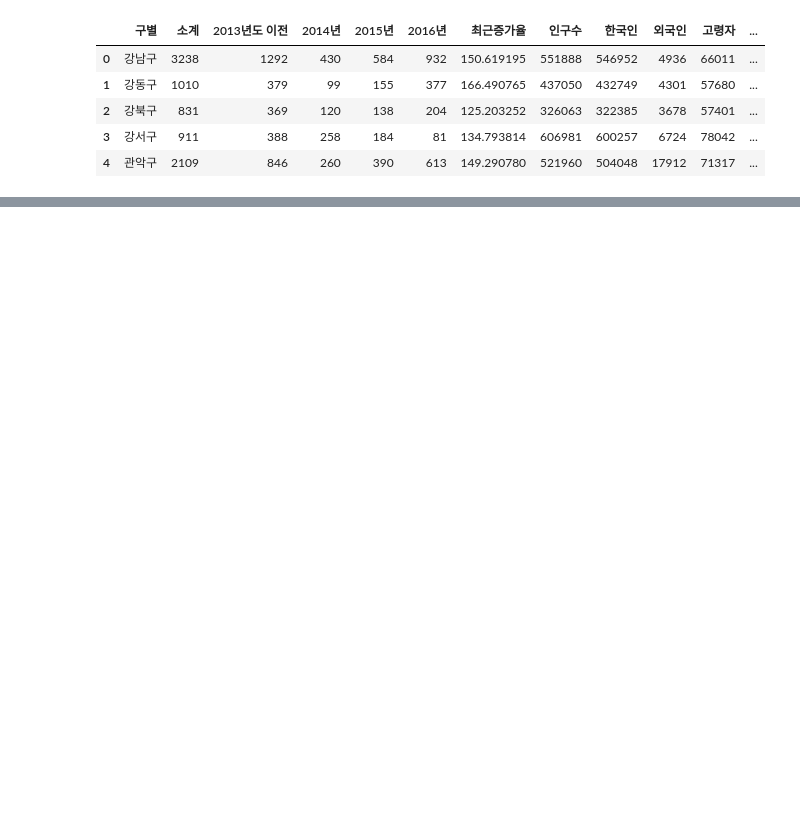
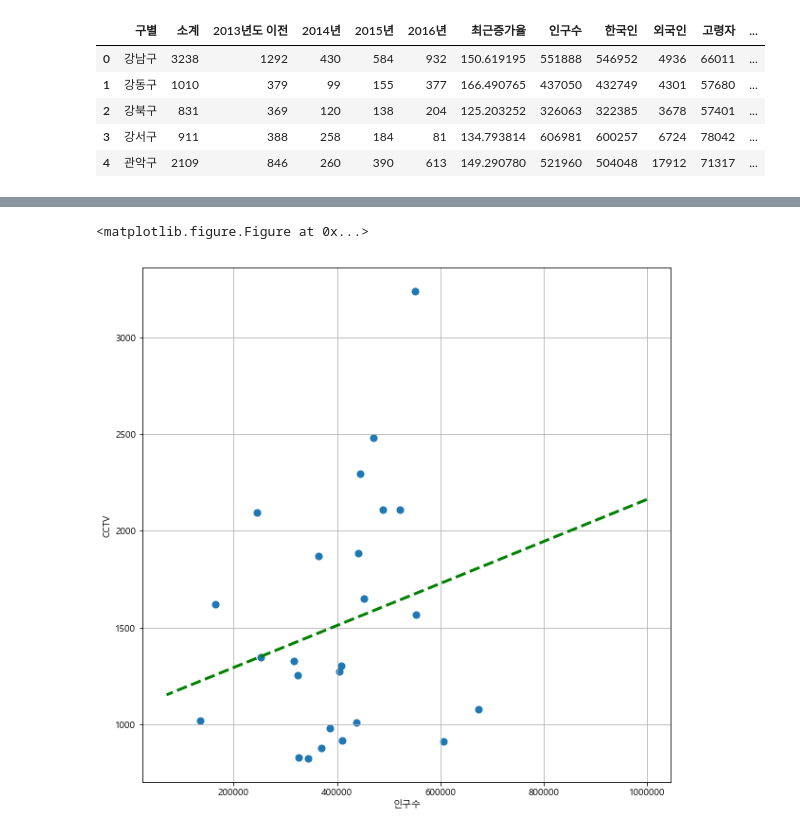
Before and after one commit to glee1228/-, a Jupyter notebook: python/Data refining/source/pt1.ipynb, the cells around one changed output, grey strips where cells are left out. Cells and saved outputs as stored; diff of their text form; code cells hidden in the pictures; blank space fills up the shorter version.

```diff
--- a/python/Data refining/source/pt1.ipynb
+++ b/python/Data refining/source/pt1.ipynb
@@ -40,0 +68,44 @@ data_result.head()
+# %%
+import platform
+
+from matplotlib import font_manager, rc
+plt.rcParams['axes.unicode_minus']=False
+
+if platform.system() =='Darwin':
+    rc('font',family='AppleGothic')
+elif platform.system()=='Windows':
+    path="c:/Windows/Fonts/malgun.ttf"
+    font_name=font_manager.FontProperties(fname=path).get_name()
+    rc('font',family=font_name)
+else :
+    print('Unknown File.')
+
+plt.figure()
+plt.show()
+# %% [output]
+<matplotlib.figure.Figure at 0x...>
+# %%
+import pandas as pd
+import numpy as np
+
+CS = pd.read_csv('../data/01.CCTV_in_Seoul.csv',encoding='utf-8')
+CS.rename(columns={CS.columns[0]: '구별'},inplace=True)
+
+PS = pd.read_excel('../data/01.population_in_Seoul.xls',header=2,usecols='B,D,G,J,N',encoding='utf-8')
+PS.rename(columns={PS.columns[0]:'구별',PS.columns[1]:'인구수',PS.columns[2]:'한국인',PS.columns[3]:'외국인',PS.columns[4]:'고령자'},inplace=True)
+
+data_result=pd.merge(CS,PS,on='구별')
+fp1 = np.polyfit(data_result['인구수'],data_result['소계'],1)
+
+f1 = np.poly1d(fp1)
+fx = np.linspace(1000000,70000,100)
+
+plt.figure(figsize=(10,10))
+plt.scatter(data_result['인구수'],data_result['소계'],s=50)
+plt.plot(fx,f1(fx),ls='dashed',lw=3,color='g')
+plt.xlabel('인구수')
+plt.ylabel('CCTV')
+plt.grid()
+plt.show()
+# %% [output]
+[figure, added]
```
Also changed, not shown: parts of 2 cells of this notebook.
